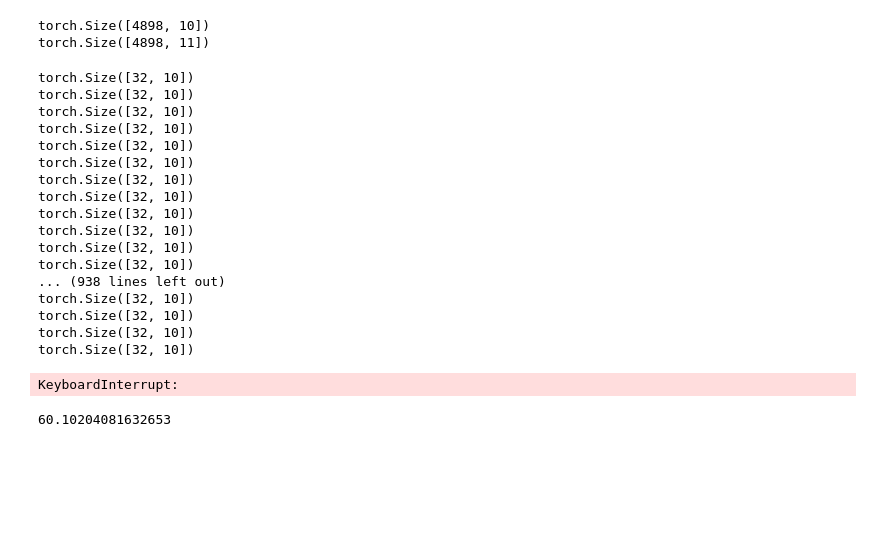
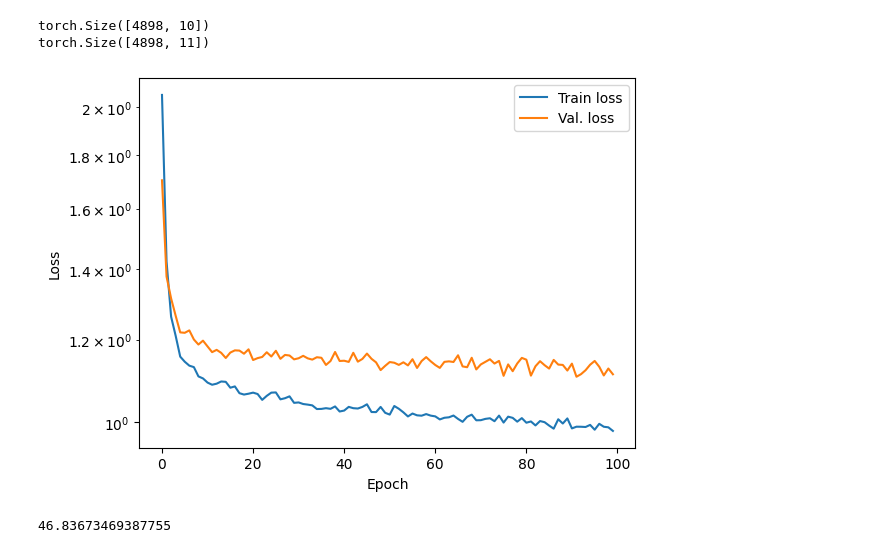
Before and after one commit to atticusjohnston/wine-quality-prediction, a Jupyter notebook: main.ipynb, the cells around one changed output. Saved outputs shown, nothing was run; the diff lists cells and outputs as text; code cells hidden in the pictures; blank space fills up the shorter version.

Commit message:
Playing with transformer. Not working well.

```diff
--- a/main.ipynb
+++ b/main.ipynb
@@ -61,7 +61,7 @@ class WineDataset(Dataset):
         return sample
 # %%
 train_indices, test_indices = train_test_split(range(len(whiteFeatures)), test_size=0.2)
-train_indices, val_indices = train_test_split(train_indices, test_size=0.1)
+train_indices, val_indices = train_test_split(train_indices, test_size=0.15)
 # %%
 train_dataset = WineDataset(whiteFeatures[train_indices], whiteTargets[train_indices])
 val_dataset = WineDataset(whiteFeatures[val_indices], whiteTargets[val_indices])
@@ -88,7 +88,7 @@ class SimpleNet(nn.Module):
         return x
 
 class TransformerModel(nn.Module):
-    def __init__(self, input_size, output_size, num_layers=3, num_heads=8, hidden_size=128, dropout=0.1):
+    def __init__(self, input_size, output_size, num_layers=2, num_heads=8, hidden_size=128, dropout=0.4):
         super(TransformerModel, self).__init__()
 
         # Embedding layer
@@ -99,7 +99,14 @@ class TransformerModel(nn.Module):
         self.transformer_encoder = nn.TransformerEncoder(encoder_layer, num_layers)
 
         # Output layer
-        self.output_layer = nn.Linear(hidden_size, output_size)
+        self.output_layer = nn.Sequential(
+            nn.Dropout(0.3),
+            nn.Linear(hidden_size, 64),
+            nn.ReLU(),
+            nn.Linear(64, output_size),
+            nn.ReLU(),
+        )
+
 
     def forward(self, x):
         # Apply embedding
@@ -110,7 +117,6 @@ class TransformerModel(nn.Module):
         # Permute dimensions for Transformer
         x = x.permute(1, 0, 2)  # (seq_len, batch_size, hidden_size)
 
-        # Apply transformer encoder
         x = self.transformer_encoder(x)
 
         # Back to original dimensions
@@ -125,19 +131,19 @@ class TransformerModel(nn.Module):
 # %%
 model = TransformerModel(input_size=whiteFeatures.shape[1], output_size=len(classes))
 criterion = nn.CrossEntropyLoss()
-optimiser = torch.optim.Adam(model.parameters(), lr=0.001)
+optimiser = torch.optim.Adam(model.parameters(), lr=1e-4, weight_decay=5e-5)
 
 device = torch.device("cpu")
 # device = torch.device("mps" if torch.backends.mps.is_built() else "cpu")
 model.to(device)
 
-nepoch = 10000
+nepoch = 100
 
 train_losses = []
 val_losses = []
 
-for epoch in range(nepoch):
-# for epoch in tqdm(range(nepoch), leave=True, unit='epoch', desc= "Epochs"):
+# for epoch in range(nepoch):
+for epoch in tqdm(range(nepoch), leave=True, unit='epoch', desc= "Epochs"):
 
     total_train_loss = 0
     train_count = 0
@@ -147,62 +153,40 @@ for epoch in range(nepoch):
     for batch in train_loader:
         inputs, targets = batch['features'], batch['target']
         inputs, targets = inputs.to(device).detach(), targets.to(device).detach()
-        print(targets.shape)
 
         optimiser.zero_grad()
         outputs = model(inputs)
-        print(outputs.shape)
 
         train_loss = criterion(outputs, targets)
         train_loss.backward()
         optimiser.step()
 
         total_train_loss += train_loss.item()
         train_count += 1
 
     with torch.no_grad():
         for batch in val_loader:
             inputs, targets = batch['features'], batch['target']
             inputs, targets = inputs.to(device), targets.to(device)
 
             outputs = model(inputs)
 
             val_loss = criterion(outputs, targets)
 
             total_val_loss += val_loss.item()
             val_count += 1
 
     train_losses.append(total_train_loss/train_count)
     val_losses.append(total_val_loss/val_count)
 
-
-# x_axis = [x for x in range(nepoch)]
-
 plt.semilogy(train_losses)
 plt.semilogy(val_losses)
-plt.legend(["Train loss", "Val loss"])
+plt.legend(["Train loss", "Val. loss"])
 plt.xlabel("Epoch")
 plt.ylabel("Loss")
 plt.show()
 # %% [output]
-torch.Size([32, 10])
-torch.Size([32, 10])
-torch.Size([32, 10])
-torch.Size([32, 10])
-torch.Size([32, 10])
-torch.Size([32, 10])
-torch.Size([32, 10])
-torch.Size([32, 10])
-torch.Size([32, 10])
-torch.Size([32, 10])
-torch.Size([32, 10])
-torch.Size([32, 10])
-... (938 lines left out)
-torch.Size([32, 10])
-torch.Size([32, 10])
-torch.Size([32, 10])
-torch.Size([32, 10])
-KeyboardInterrupt:
+[figure, added]
 # %%
 correct = 0
 total = 0
@@ -228,4 +212,4 @@ acc = 100 * correct / total
 # %%
 print(acc)
 # %% [output]
-60.10204081632653
+46.83673469387755
```
